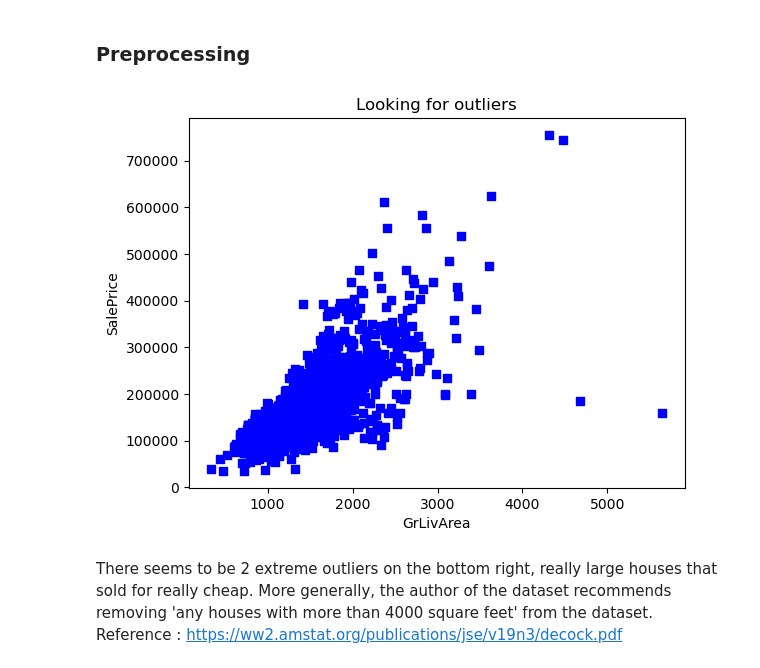
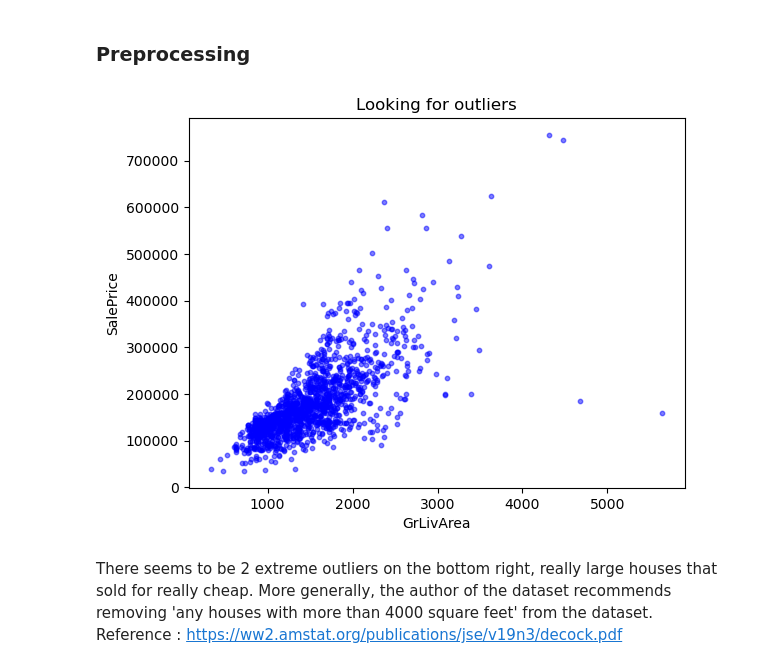
Before and after one commit to codelahiru/multipara-jupyter-notebook, a Jupyter notebook: Kaggle_Projects/House-Prices/house-prices-v2.ipynb, the cells around one changed output. Saved outputs shown, nothing was run; the diff lists cells and outputs as text; code cells hidden in the pictures.

```diff
--- a/Kaggle_Projects/House-Prices/house-prices-v2.ipynb
+++ b/Kaggle_Projects/House-Prices/house-prices-v2.ipynb
@@ -38,15 +38,16 @@ There are 0 duplicate IDs for 1460 total entries
 ### Preprocessing
 # %%
 # Looking for outliers, as indicated in https://ww2.amstat.org/publications/jse/v19n3/decock.pdf
-plt.scatter(train.GrLivArea, train.SalePrice, c = "blue", marker = "s")
+#plt.scatter(train.GrLivArea, train.SalePrice, c = "blue", marker = "s")
+plt.scatter(train.GrLivArea, train.SalePrice, c="blue", marker="o", s=10, alpha=0.5, cmap='viridis')
 plt.title("Looking for outliers")
 plt.xlabel("GrLivArea")
 plt.ylabel("SalePrice")
 plt.show()
 
 train = train[train.GrLivArea < 4000]
 # %% [output]
-[figure, old version]
+[figure, new version]
 # %% [markdown]
 There seems to be 2 extreme outliers on the bottom right, really large houses that sold for really cheap. More generally, the author of the dataset recommends removing 'any houses with more than 4000 square feet' from the dataset.
 Reference : https://ww2.amstat.org/publications/jse/v19n3/decock.pdf
```
Also changed, not shown: parts of 6 cells of this notebook.
